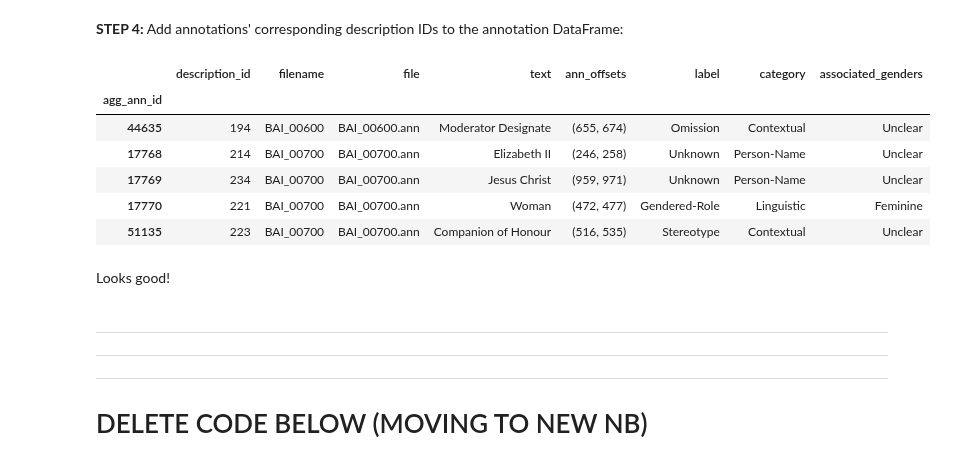
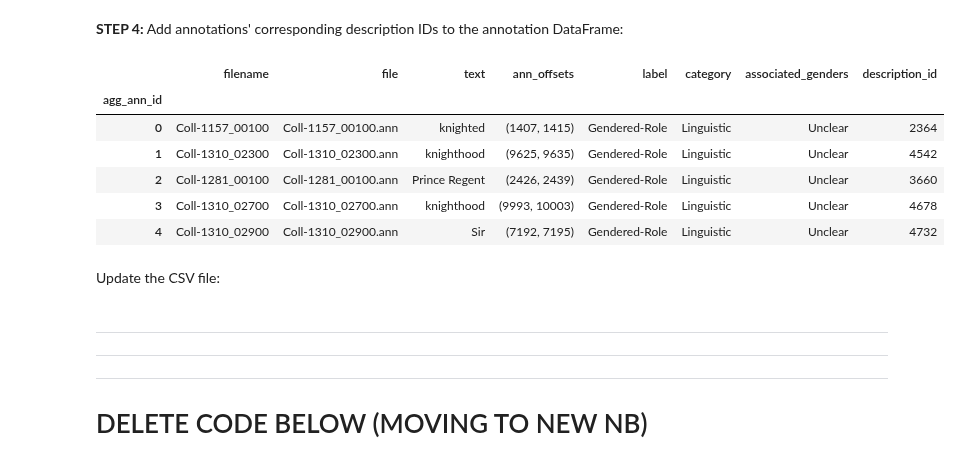
Before and after one commit to thegoose20/gender-bias, a Jupyter notebook: analysis/Analysis_LengthsAndOffsets.ipynb, the cells around one changed output. Saved outputs shown, nothing was run; the diff lists cells and outputs as text; code cells hidden in the pictures.

Commit message:
Linked description IDs to annotation data

```diff
--- a/analysis/Analysis_LengthsAndOffsets.ipynb
+++ b/analysis/Analysis_LengthsAndOffsets.ipynb
@@ -560,18 +560,16 @@ df_anns_without_desc = df_ann.loc[df_ann.agg_ann_id.isin(anns_without_desc)]
 assert len(set(list(df_anns_without_desc.file))) == 0
 # %% [markdown]
 **STEP 4:** Add annotations' corresponding description IDs to the annotation DataFrame:
-# %%
-sample_df = sample_df.set_index("agg_ann_id")
-sample_df_joined = sample_df.join(df_ann.set_index("agg_ann_id"), on="agg_ann_id", how="inner")
-assert sample_df_joined.loc[sample_df_joined.description_id.isna() == True].shape[0] == 0
-sample_df_joined.tail()
-# %% [output]
-|  | description_id | filename | file | text | ann_offsets | label | category | associated_genders |
-| agg_ann_id |  |  |  |  |  |  |  |  |
-| 44635 | 194 | BAI_00600 | BAI_00600.ann | Moderator Designate | (655, 674) | Omission | Contextual | Unclear |
-| 17768 | 214 | BAI_00700 | BAI_00700.ann | Elizabeth II | (246, 258) | Unknown | Person-Name | Unclear |
-| 17769 | 234 | BAI_00700 | BAI_00700.ann | Jesus Christ | (959, 971) | Unknown | Person-Name | Unclear |
-| 17770 | 221 | BAI_00700 | BAI_00700.ann | Woman | (472, 477) | Gendered-Role | Linguistic | Feminine |
-| 51135 | 223 | BAI_00700 | BAI_00700.ann | Companion of Honour | (516, 535) | Stereotype | Contextual | Unclear |
-# %% [markdown]
-Looks good!
+# %%
+df_ann = df_ann.set_index("agg_ann_id")
+# %%
+df_ann_joined = df_ann.join(df_ids.set_index("agg_ann_id"), on="agg_ann_id", how="outer")
+df_ann_joined.head()
+# %% [output]
+|  | filename | file | text | ann_offsets | label | category | associated_genders | description_id |
+| agg_ann_id |  |  |  |  |  |  |  |  |
+| 0 | Coll-1157_00100 | Coll-1157_00100.ann | knighted | (1407, 1415) | Gendered-Role | Linguistic | Unclear | 2364 |
+| 1 | Coll-1310_02300 | Coll-1310_02300.ann | knighthood | (9625, 9635) | Gendered-Role | Linguistic | Unclear | 4542 |
+| 2 | Coll-1281_00100 | Coll-1281_00100.ann | Prince Regent | (2426, 2439) | Gendered-Role | Linguistic | Unclear | 3660 |
+| 3 | Coll-1310_02700 | Coll-1310_02700.ann | knighthood | (9993, 10003) | Gendered-Role | Linguistic | Unclear | 4678 |
+| 4 | Coll-1310_02900 | Coll-1310_02900.ann | Sir | (7192, 7195) | Gendered-Role | Linguistic | Unclear | 4732 |
@@ -577,0 +581,2 @@ Looks good!
+# %% [markdown]
+Update the CSV file:
```
Also changed, not shown: parts of 3 cells of this notebook, 1 other file.
